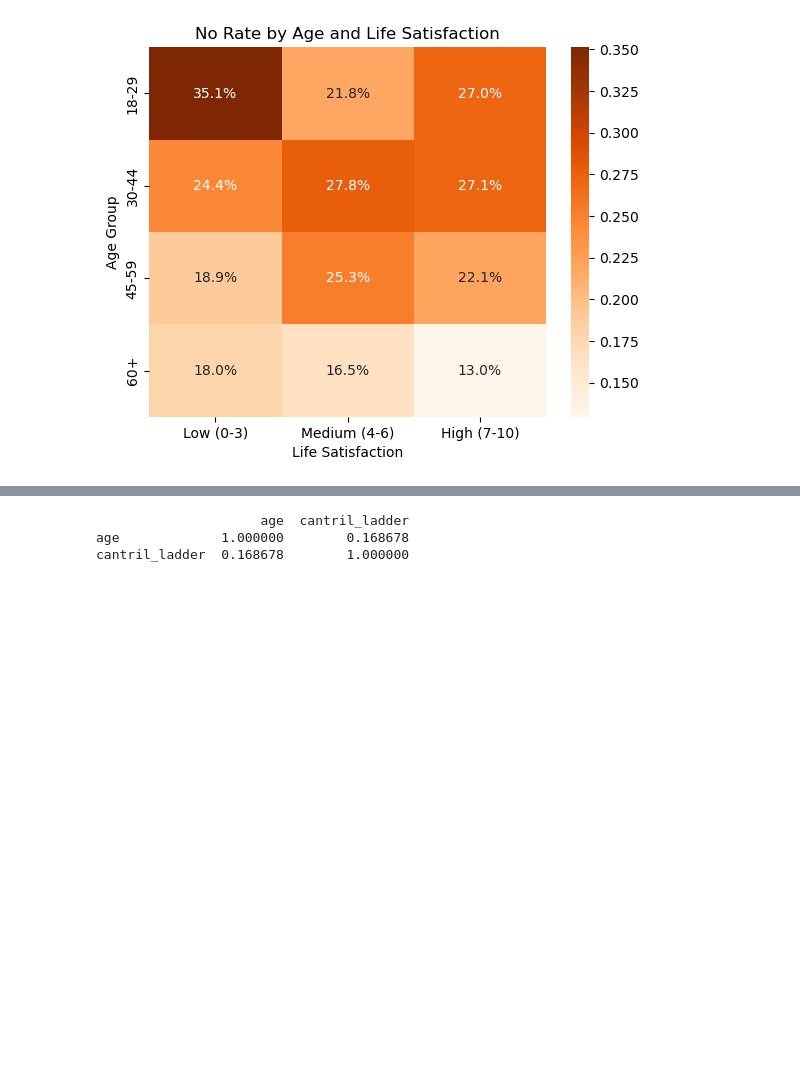
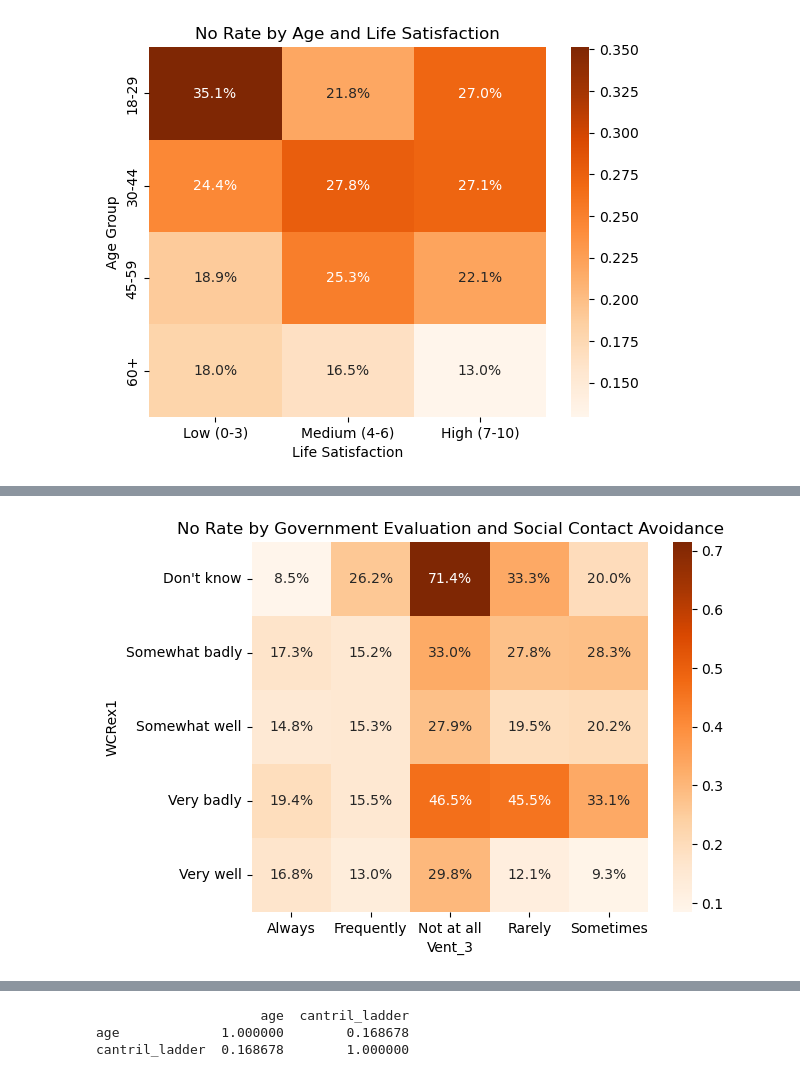
Before and after one commit to y4nxunj/rsm8413-a1, a Jupyter notebook: EDA1.ipynb, the cells around one changed output, grey strips where cells are left out. Cells and saved outputs as stored; diff of their text form; code cells hidden in the pictures; blank space fills up the shorter version.

```diff
--- a/EDA1.ipynb
+++ b/EDA1.ipynb
@@ -356,0 +481,20 @@ plt.show()
+# %%
+# No = 1, Yes = 0 (already defined)
+multi = train_df.pivot_table(
+    index="WCRex1",
+    columns="Vent_3",
+    values="target",
+    aggfunc="mean"
+)
+
+sns.heatmap(
+    multi,
+    annot=True,
+    fmt=".1%",
+    cmap="Oranges"
+)
+
+plt.title("No Rate by Government Evaluation and Social Contact Avoidance")
+plt.show()
+# %% [output]
+[figure, added]
```
Also changed, not shown: parts of 16 cells of this notebook.
